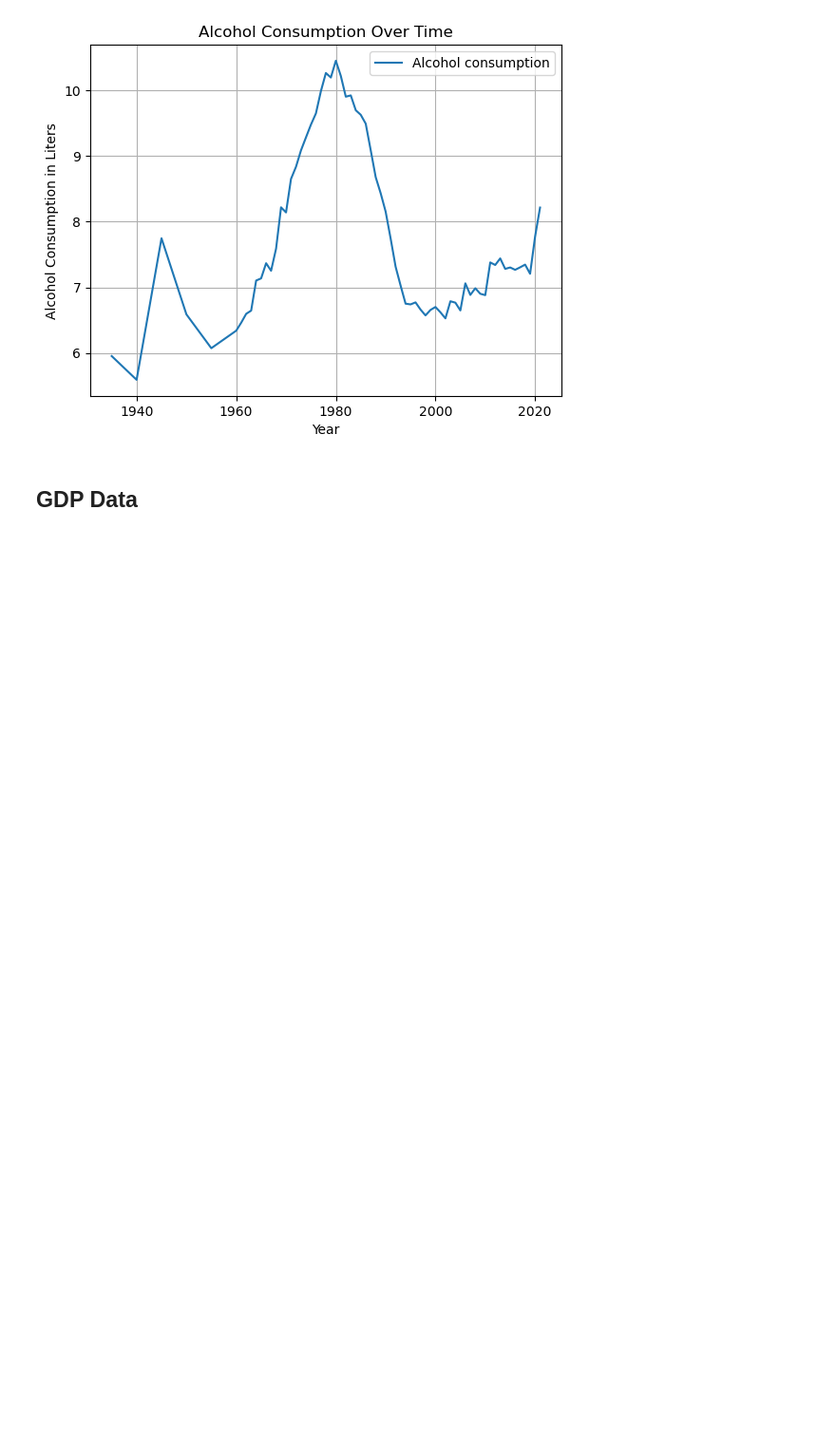
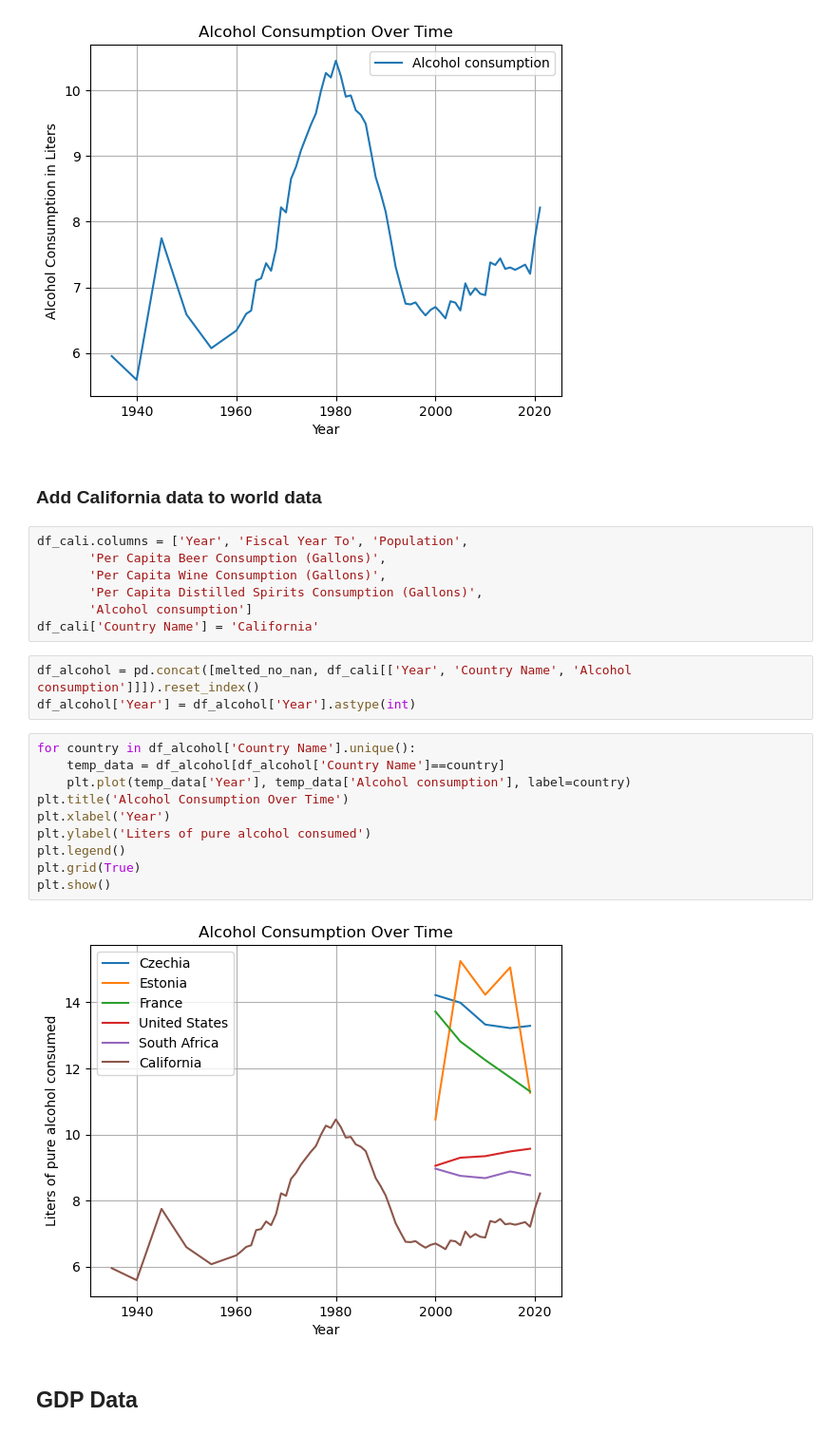
Before and after one commit to StenRSM/CIBI, a Jupyter notebook: exploration.ipynb, the cells around one changed output. Shown at 95% size. Drawn from its saved outputs; the diff is of its cells as text; blank space fills up the shorter version.

Commit message:
Combined alcohol data

```diff
--- a/exploration.ipynb
+++ b/exploration.ipynb
@@ -123,6 +123,30 @@ plt.grid(True)
 plt.show()
 # %% [output]
 [figure]
+# %% [markdown]
+### Add California data to world data
+# %%
+df_cali.columns = ['Year', 'Fiscal Year To', 'Population',
+       'Per Capita Beer Consumption (Gallons)',
+       'Per Capita Wine Consumption (Gallons)',
+       'Per Capita Distilled Spirits Consumption (Gallons)',
+       'Alcohol consumption']
+df_cali['Country Name'] = 'California'
+# %%
+df_alcohol = pd.concat([melted_no_nan, df_cali[['Year', 'Country Name', 'Alcohol consumption']]]).reset_index()
+df_alcohol['Year'] = df_alcohol['Year'].astype(int)
+# %%
+for country in df_alcohol['Country Name'].unique():
+    temp_data = df_alcohol[df_alcohol['Country Name']==country]
+    plt.plot(temp_data['Year'], temp_data['Alcohol consumption'], label=country)
+plt.title('Alcohol Consumption Over Time')
+plt.xlabel('Year')
+plt.ylabel('Liters of pure alcohol consumed')
+plt.legend()
+plt.grid(True)
+plt.show()
+# %% [output]
+[figure, added]
 # %% [markdown]
 ## GDP Data
 # %%
```
